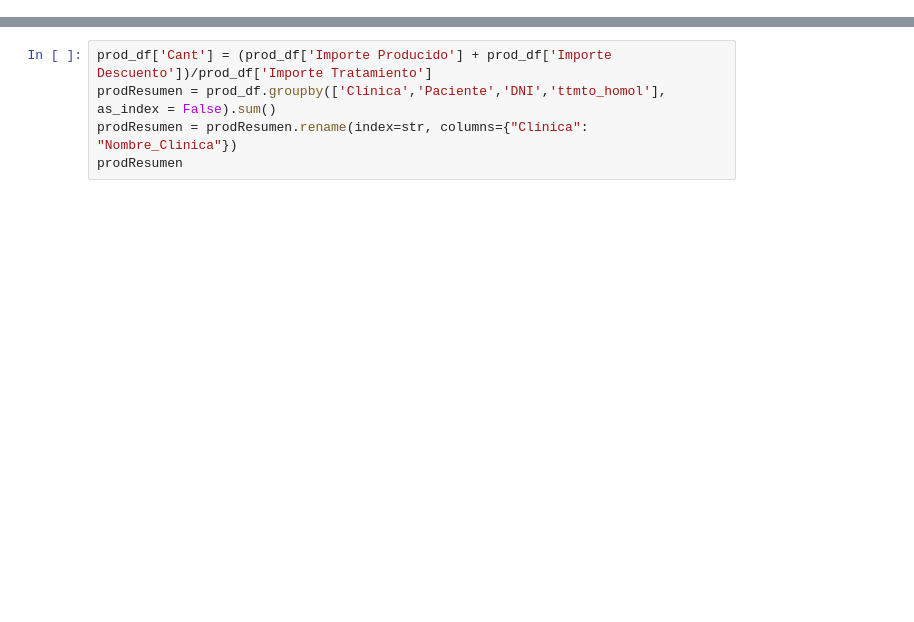
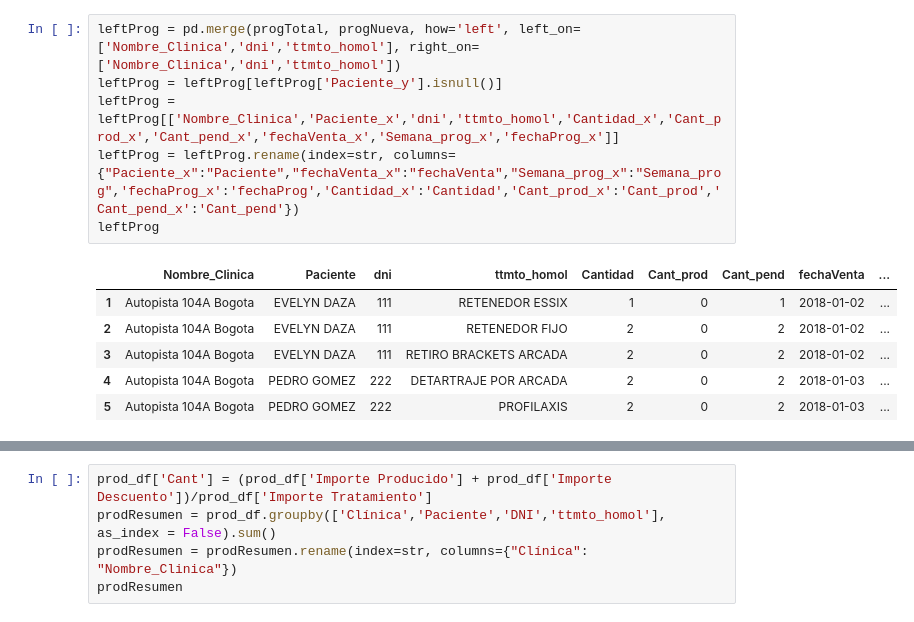
Before and after one commit to davidarango82/intro-data-sci-python, a Jupyter notebook: ConcatProg.ipynb, the cells around one changed output, grey strips where cells are left out. Cells and saved outputs as stored; diff of their text form; blank space fills up the shorter version.

```diff
--- a/ActualizacionProg.ipynb
+++ b/ConcatProg.ipynb
@@ -73,0 +36,13 @@ prod_df.loc[prod_df['temp'] == True,'ttmto_homol'] = 'RETENEDOR ESSIX'
+# %%
+leftProg = pd.merge(progTotal, progNueva, how='left', left_on=['Nombre_Clinica','dni','ttmto_homol'], right_on=['Nombre_Clinica','dni','ttmto_homol'])
+leftProg = leftProg[leftProg['Paciente_y'].isnull()]
+leftProg = leftProg[['Nombre_Clinica','Paciente_x','dni','ttmto_homol','Cantidad_x','Cant_prod_x','Cant_pend_x','fechaVenta_x','Semana_prog_x','fechaProg_x']]
+leftProg = leftProg.rename(index=str, columns={"Paciente_x":"Paciente","fechaVenta_x":"fechaVenta","Semana_prog_x":"Semana_prog",'fechaProg_x':'fechaProg','Cantidad_x':'Cantidad','Cant_prod_x':'Cant_prod','Cant_pend_x':'Cant_pend'})
+leftProg
+# %% [output]
+|  | Nombre_Clinica | Paciente | dni | ttmto_homol | Cantidad | Cant_prod | Cant_pend | fechaVenta | ... |
+| 1 | Autopista 104A Bogota | EVELYN DAZA | 111 | RETENEDOR ESSIX | 1 | 0 | 1 | 2018-01-02 | ... |
+| 2 | Autopista 104A Bogota | EVELYN DAZA | 111 | RETENEDOR FIJO | 2 | 0 | 2 | 2018-01-02 | ... |
+| 3 | Autopista 104A Bogota | EVELYN DAZA | 111 | RETIRO BRACKETS ARCADA | 2 | 0 | 2 | 2018-01-02 | ... |
+| 4 | Autopista 104A Bogota | PEDRO GOMEZ | 222 | DETARTRAJE POR ARCADA | 2 | 0 | 2 | 2018-01-03 | ... |
+| 5 | Autopista 104A Bogota | PEDRO GOMEZ | 222 | PROFILAXIS | 2 | 0 | 2 | 2018-01-03 | ... |
```
Also changed, not shown: parts of 5 cells of this notebook, 4 other files.
